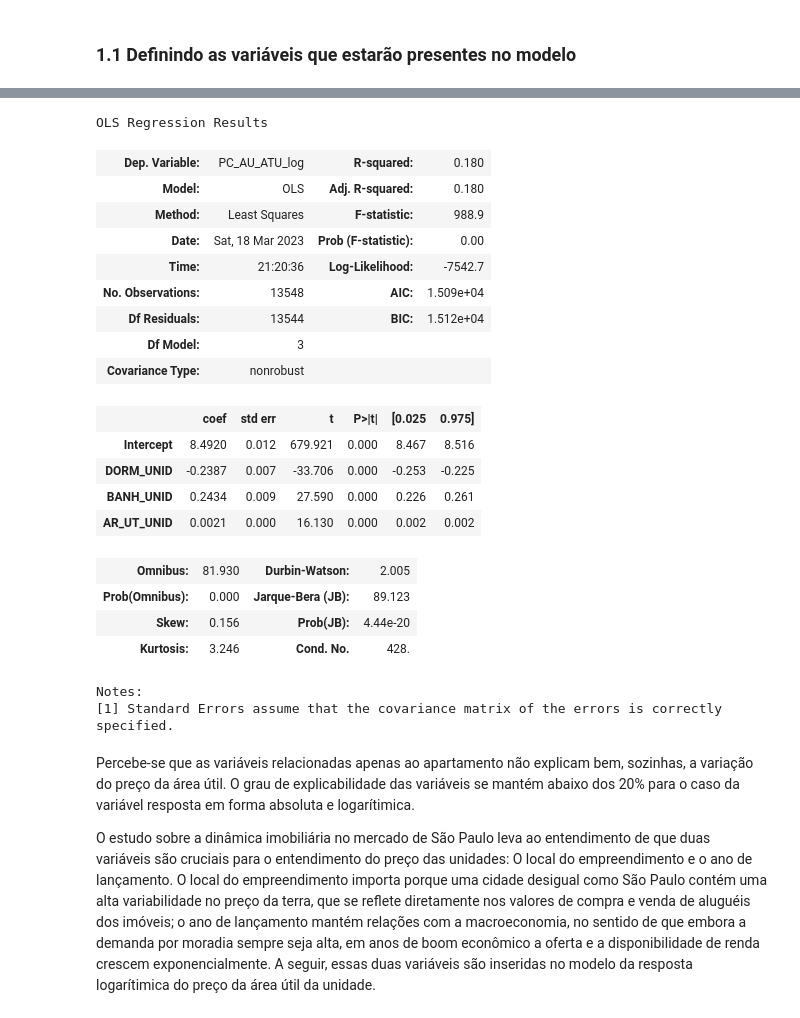
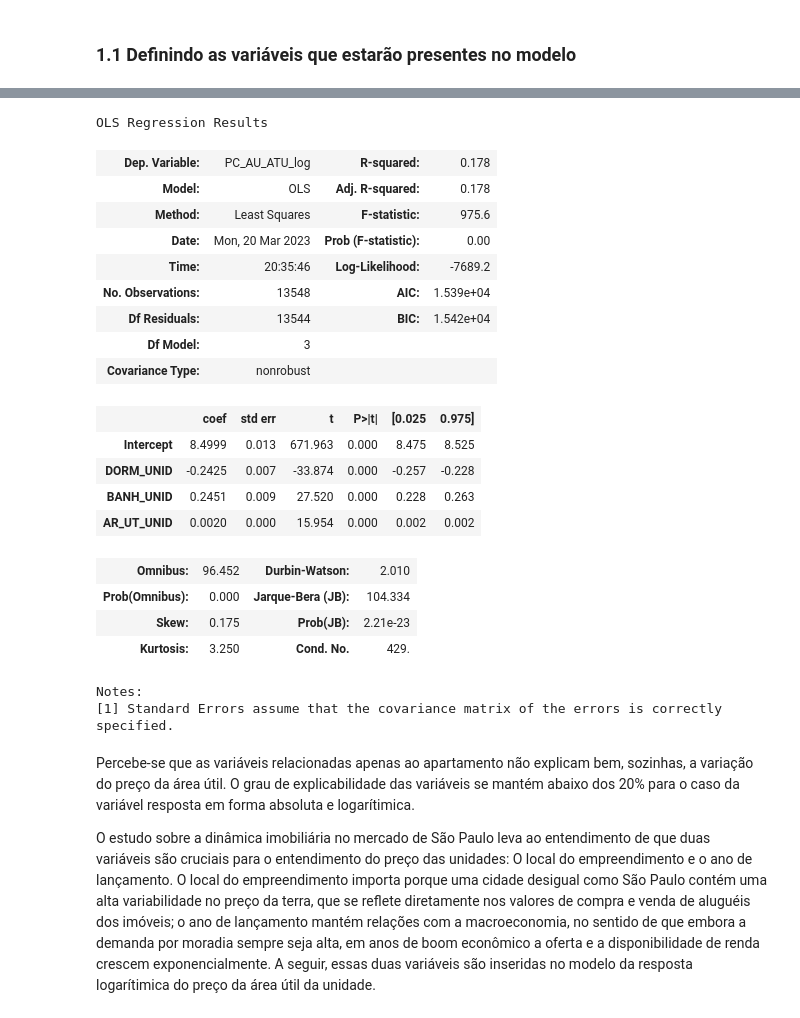
Before and after one commit to LissesCastro/Tera-Mercado-Imobiliario-SP, a Jupyter notebook: modelo_preditivo.ipynb, the cells around one changed output, grey strips where cells are left out. Saved outputs shown, nothing was run; the diff lists cells and outputs as text; code cells hidden in the pictures.

```diff
--- a/modelo_preditivo.ipynb
+++ b/modelo_preditivo.ipynb
@@ -75,23 +66,27 @@ Index(['Unnamed: 0.1', 'ID', 'TIPO_EMP', 'MES_LAN', 'ANO_LAN', 'DATA_ENT',
 # %%
-df.columns
+#Removi colunas que não seriam de nenhum interesse para o modelo (como ID e as "Unnamed") e também colunas de preço. Pensando que os preços devem ser altamente correlacionados, deixar
+#Valores na base não traria uma leitura muito interpretativa
+
+#Base que será utilizada para o split
 df_rf = df.drop(['Unnamed: 0.1', 'Unnamed: 0','RENRESP91', 'PCMEDAU00',
-       'PCMEDAU10', 'RENRESP00', 'ID', 'AGENTE', 'PC_TT_UN', 'PC_M2_AU', 'PC_M2_AT', 'PC_TT_ATU', 'PC_AT_ATU', 'PC_EMP_ATU',
-       'VLR_US__CO', 'PC_TT_UN_U', 'PC_M2_AU_U', 'PC_M2_AT_U', 'PC_M2_AT_log', 'VLR_US__CO_log', 'PCMEDAU10_log', 'PCMEDAU91', 'PC_M2_AU_log', 'PC_AU_ATU'], axis=1)
+       'PCMEDAU10', 'RENRESP00', 'ID', 'AGENTE', 'PC_TT_UN', 'PC_M2_AU', 'PC_M2_AT', 'PC_AT_ATU', 'PC_EMP_ATU',
+       'VLR_US__CO', 'PC_TT_UN_U', 'PC_M2_AU_U', 'PC_M2_AT_U', 'PC_M2_AT_log', 'VLR_US__CO_log', 'PCMEDAU10_log', 'PCMEDAU91', 'PC_M2_AU_log'], axis=1)
 
 df['AR_UT_UNID_log'] = np.log(df['AR_UT_UNID'])
 df['RENRESP10_log'] = np.log(df['RENRESP10'])
 # %% [markdown]
 <h3>1.1 Definindo as variáveis que estarão presentes no modelo</h3>
 # %%
-target_au = 'PC_AU_ATU_log'
-target_tt = 'PC_TT_ATU_log'
+#Indicação das targets de cada modelo
+target_au = 'PC_AU_ATU' #Target: Preço da área útil
+target_tt = 'PC_TT_ATU' #Target: Preço total da unidade
+
+#As variáveis numéricas e categóricas que acabam sendo utilizadas posteriormente nos modelos de regressão linear
 numericas = ['ANO_LAN', 'DORM_UNID', 'BANH_DORM', 'AR_UT_UNID']
 categoricas = ['REGIAO', 'TIPO_EMP', 'AGENTE', 'CONSTRUTOR']
 features = numericas + categoricas
-#['', 'ANO_LAN', 'DORM_UNID', 'BANH_UNID', 'GAR_UNID']
-v_ibge = ['Total de filhos dos responsáveis de domicílios', 'PERC_ALUGADOS',
-       'PERC_UNIPESSOAIS', 'PERC_2_3_MORADORES', 'PERC_BRANCOS', 'PERC_PPI']
 
+#Variáveis que serão utilizadas no modelo de RF
 numericas2 = df_rf.select_dtypes(['int', 'float']).columns
-numericas2 = numericas2.drop(['PC_AU_ATU_log', 'PC_TT_ATU_log'])
+numericas2 = numericas2.drop(['PC_AU_ATU', 'PC_TT_ATU'])
 categoricas2 = df_rf.select_dtypes(['object', 'string']).columns
@@ -116,30 +111,32 @@ O modelo de regressão linear permite maior interpretabilidade das variáveis e
-# %%
-rl_baseline = sm.ols(formula='PC_AU_ATU ~ DORM_UNID + BANH_UNID + AR_UT_UNID', data=df.iloc[X_train.index,:]).fit()
-rl_baseline_log = sm.ols(formula='PC_AU_ATU_log ~ DORM_UNID + BANH_UNID + AR_UT_UNID', data=df.iloc[X_train.index,:]).fit()
-
-rl_baseline_log.summary()
-# %% [output]
-OLS Regression Results
-| Dep. Variable: | PC_AU_ATU_log | R-squared: | 0.180 |
-| Model: | OLS | Adj. R-squared: | 0.180 |
-| Method: | Least Squares | F-statistic: | 988.9 |
-| Date: | Sat, 18 Mar 2023 | Prob (F-statistic): | 0.00 |
-| Time: | 21:20:36 | Log-Likelihood: | -7542.7 |
-| No. Observations: | 13548 | AIC: | 1.509e+04 |
-| Df Residuals: | 13544 | BIC: | 1.512e+04 |
-| Df Model: | 3 |  |  |
-| Covariance Type: | nonrobust |  |  |
-|  | coef | std err | t | P>|t| | [0.025 | 0.975] |
-| Intercept | 8.4920 | 0.012 | 679.921 | 0.000 | 8.467 | 8.516 |
-| DORM_UNID | -0.2387 | 0.007 | -33.706 | 0.000 | -0.253 | -0.225 |
-| BANH_UNID | 0.2434 | 0.009 | 27.590 | 0.000 | 0.226 | 0.261 |
-| AR_UT_UNID | 0.0021 | 0.000 | 16.130 | 0.000 | 0.002 | 0.002 |
-| Omnibus: | 81.930 | Durbin-Watson: | 2.005 |
-| Prob(Omnibus): | 0.000 | Jarque-Bera (JB): | 89.123 |
-| Skew: | 0.156 | Prob(JB): | 4.44e-20 |
-| Kurtosis: | 3.246 | Cond. No. | 428. |
-Notes:
-[1] Standard Errors assume that the covariance matrix of the errors is correctly specified.
+# %%
+#Criando os modelos baseline do preço da área útil e da área total. A ideia é que os modelos posteriores consigam um R² maior e AIC/BIC menores
+au_baseline = sm.ols(formula='PC_AU_ATU_log ~ DORM_UNID + BANH_UNID + AR_UT_UNID', data=df.iloc[X_train.index,:]).fit()
+tt_baseline = sm.ols(formula='PC_TT_ATU_log ~ DORM_UNID + BANH_UNID + AR_UT_UNID', data=df.iloc[X_train.index,:]).fit()
+
+au_baseline.summary()
+tt_baseline.summary()
+# %% [output]
+OLS Regression Results
+| Dep. Variable: | PC_AU_ATU_log | R-squared: | 0.178 |
+| Model: | OLS | Adj. R-squared: | 0.178 |
+| Method: | Least Squares | F-statistic: | 975.6 |
+| Date: | Mon, 20 Mar 2023 | Prob (F-statistic): | 0.00 |
+| Time: | 20:35:46 | Log-Likelihood: | -7689.2 |
+| No. Observations: | 13548 | AIC: | 1.539e+04 |
+| Df Residuals: | 13544 | BIC: | 1.542e+04 |
+| Df Model: | 3 |  |  |
+| Covariance Type: | nonrobust |  |  |
+|  | coef | std err | t | P>|t| | [0.025 | 0.975] |
+| Intercept | 8.4999 | 0.013 | 671.963 | 0.000 | 8.475 | 8.525 |
+| DORM_UNID | -0.2425 | 0.007 | -33.874 | 0.000 | -0.257 | -0.228 |
+| BANH_UNID | 0.2451 | 0.009 | 27.520 | 0.000 | 0.228 | 0.263 |
+| AR_UT_UNID | 0.0020 | 0.000 | 15.954 | 0.000 | 0.002 | 0.002 |
+| Omnibus: | 96.452 | Durbin-Watson: | 2.010 |
+| Prob(Omnibus): | 0.000 | Jarque-Bera (JB): | 104.334 |
+| Skew: | 0.175 | Prob(JB): | 2.21e-23 |
+| Kurtosis: | 3.250 | Cond. No. | 429. |
+Notes:
+[1] Standard Errors assume that the covariance matrix of the errors is correctly specified.
 # %% [markdown]
 Percebe-se que as variáveis relacionadas apenas ao apartamento não explicam bem, sozinhas, a variação do preço da área útil. O grau de explicabilidade das variáveis se mantém abaixo dos 20% para o caso da variável resposta em forma absoluta e logarítimica.
 
```
Also changed, not shown: parts of 53 cells of this notebook.
